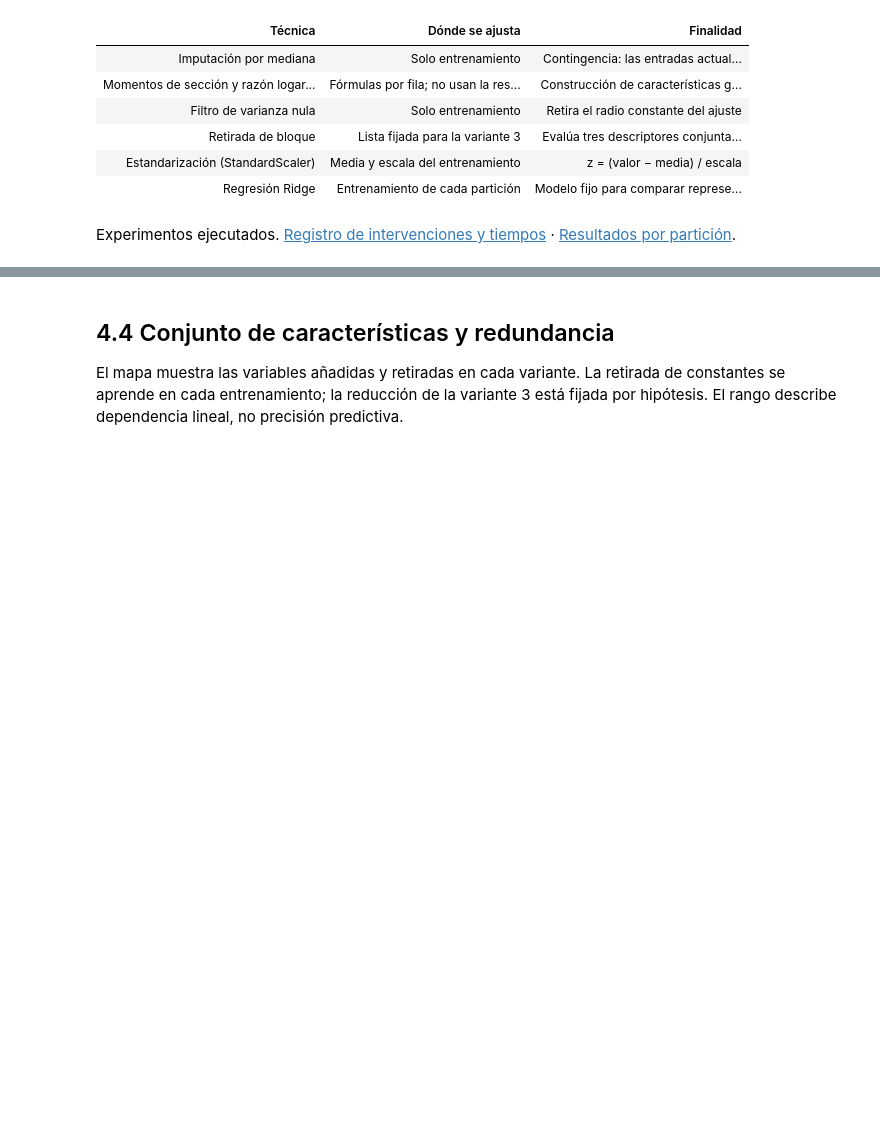
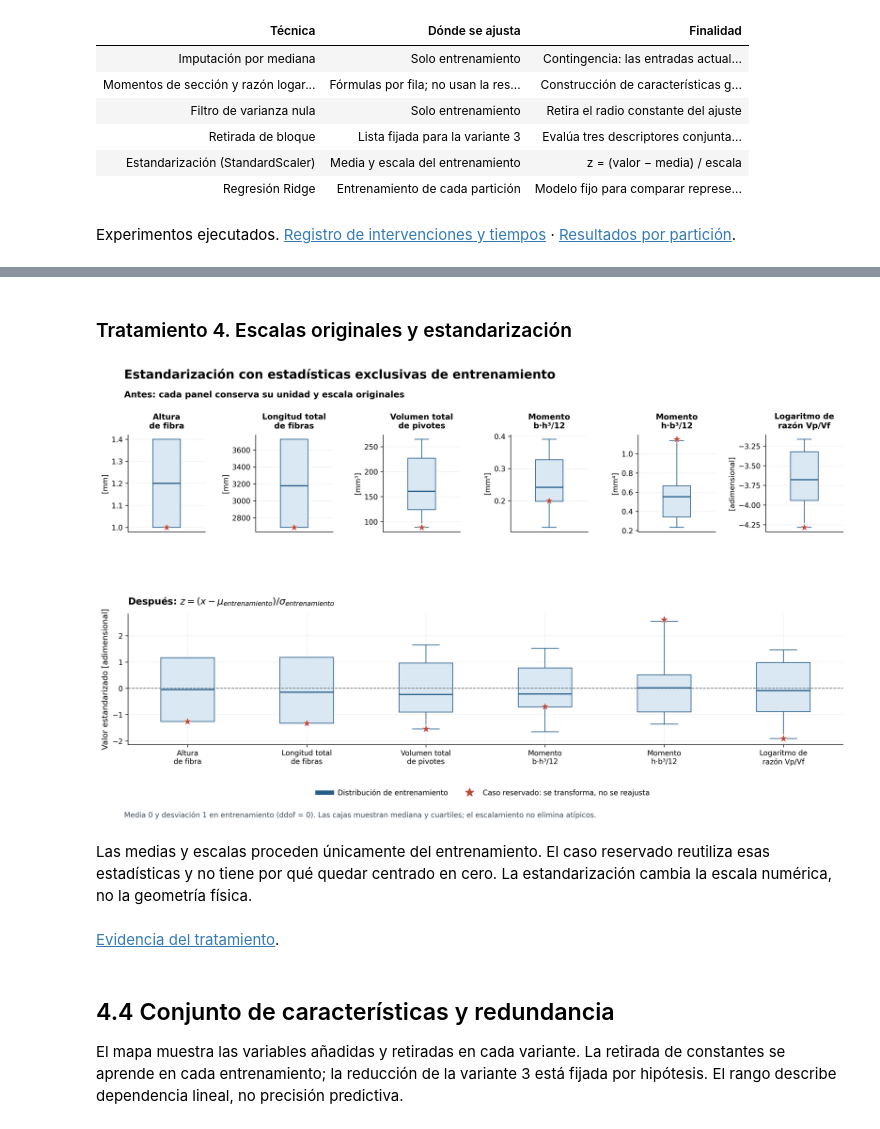
Before and after one commit to melissaaylasb-sudo/T02_MIA14_SeccionB, a Jupyter notebook: notebooks/04_Feature_Engineering_Pantograficas.ipynb, the cells around one changed output, grey strips where cells are left out. Drawn from its saved outputs; the diff is of its cells as text; code cells hidden in the pictures; blank space fills up the shorter version.

```diff
--- a/notebooks/04_Feature_Engineering_Pantograficas.ipynb
+++ b/notebooks/04_Feature_Engineering_Pantograficas.ipynb
@@ -198,3 +235,11 @@ Experimentos ejecutados. [Registro de intervenciones y tiempos](../reports/featu
+# %%
+mostrar_figura('FE11_escalamiento')
+display(Markdown('[Evidencia del tratamiento](../reports/feature_engineering/tables/tratamiento_escalamiento.csv).'))
+# %% [output]
+### Tratamiento 4. Escalas originales y estandarización
+[figure, added]
+Las medias y escalas proceden únicamente del entrenamiento. El caso reservado reutiliza esas estadísticas y no tiene por qué quedar centrado en cero. La estandarización cambia la escala numérica, no la geometría física.
+[Evidencia del tratamiento](../reports/feature_engineering/tables/tratamiento_escalamiento.csv).
 # %% [markdown]
 ## 4.4 Conjunto de características y redundancia
 
```
Also changed, not shown: parts of 8 cells of this notebook, 33 other files.
